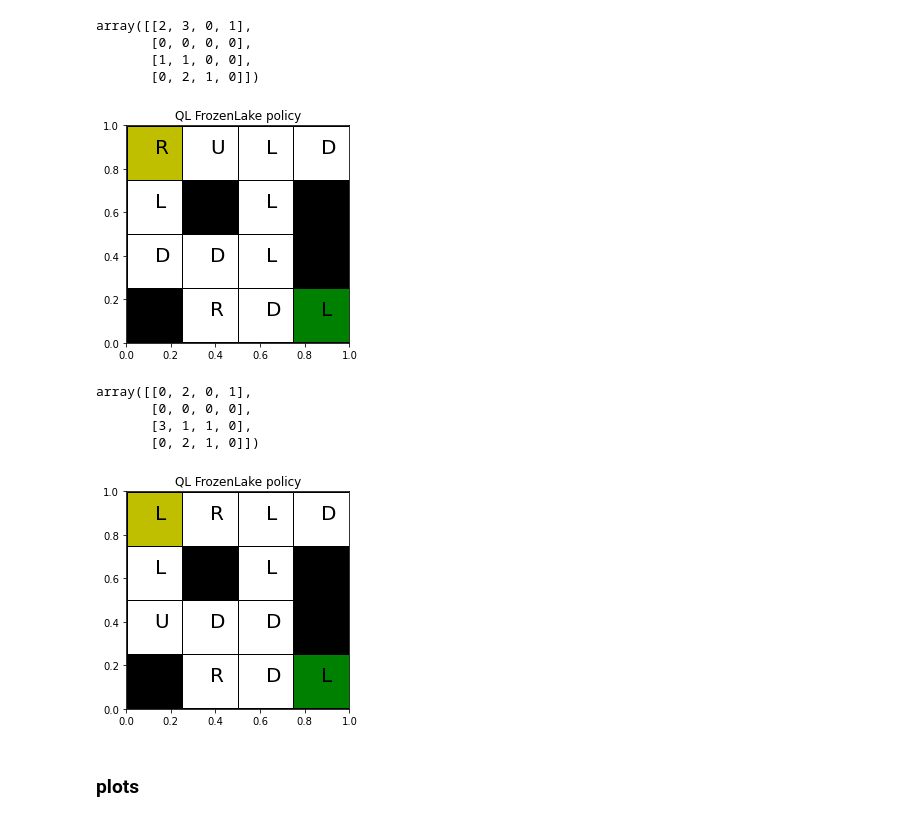
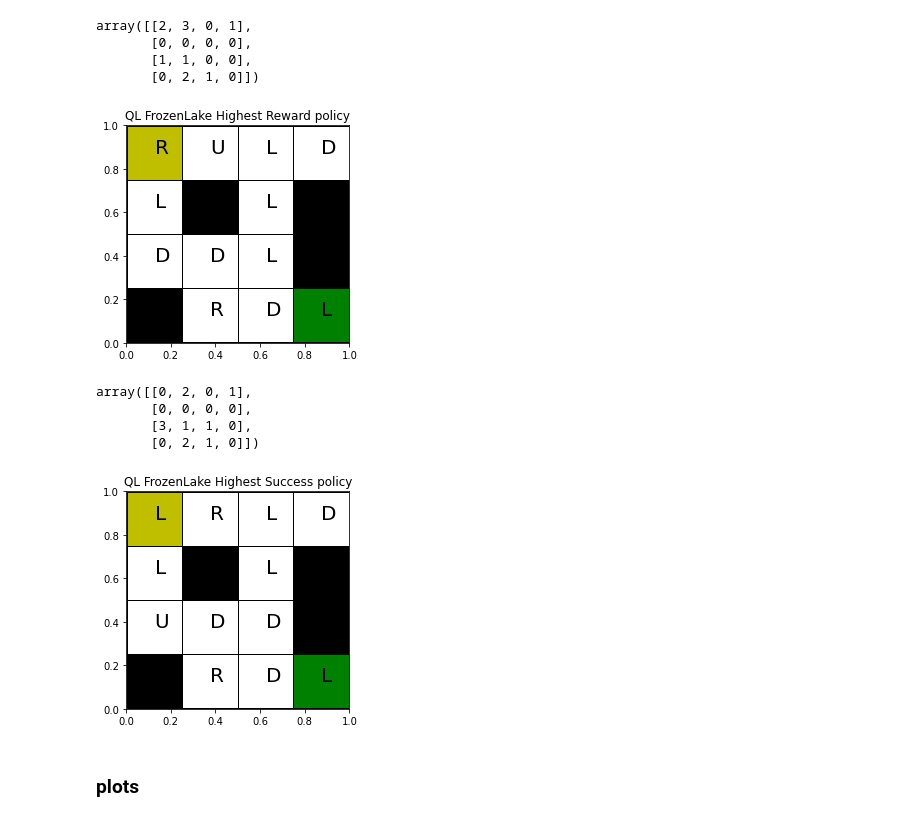
Before and after one commit to TheodoreNguyen/CS7641, a Jupyter notebook: proj4/proj4.ipynb, the cells around one changed output. Drawn from its saved outputs; the diff is of its cells as text; code cells hidden in the pictures.

```diff
--- a/proj4/proj4.ipynb
+++ b/proj4/proj4.ipynb
@@ -476,10 +502,10 @@ array([[2, 3, 0, 1],
        [1, 1, 0, 0],
        [0, 2, 1, 0]])
 # %%
-envPlot(4, "QL FrozenLake policy", QL_FL_policy, FL_actions,
+envPlot(4, "QL FrozenLake Highest Reward policy", QL_FL_policy, FL_actions,
         FL_colorBG, env.desc, 20)
 # %% [output]
-[figure, old version]
+[figure, new version]
 # %%
 QL_FL_policy = np.array(QL_FL_results[QL_FL_results_df['success_rate'].argmax()]['policy']).reshape((4, 4))
 QL_FL_policy
@@ -489,9 +515,9 @@ array([[0, 2, 0, 1],
        [3, 1, 1, 0],
        [0, 2, 1, 0]])
 # %%
-envPlot(4, "QL FrozenLake policy", QL_FL_policy, FL_actions,
+envPlot(4, "QL FrozenLake Highest Success policy", QL_FL_policy, FL_actions,
         FL_colorBG, env.desc, 20)
 # %% [output]
-[figure, old version]
+[figure, new version]
 # %% [markdown]
 ### plots
```
Also changed, not shown: parts of 15 cells of this notebook.
